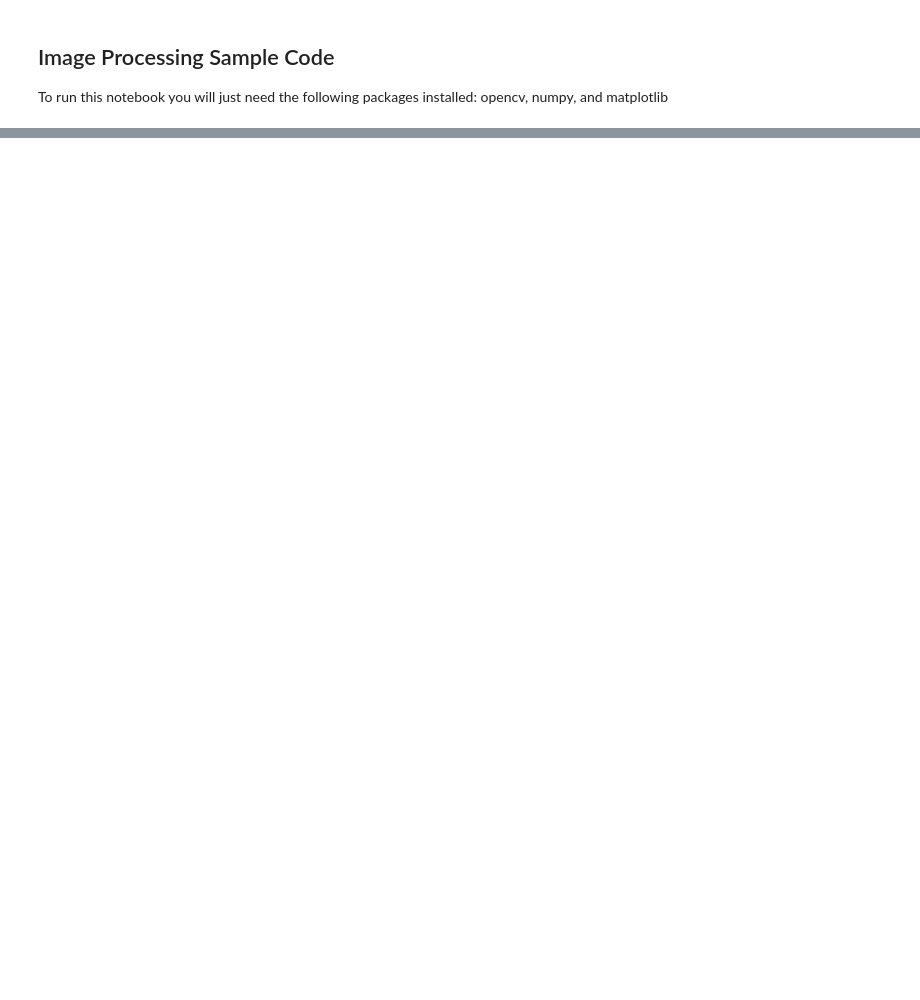
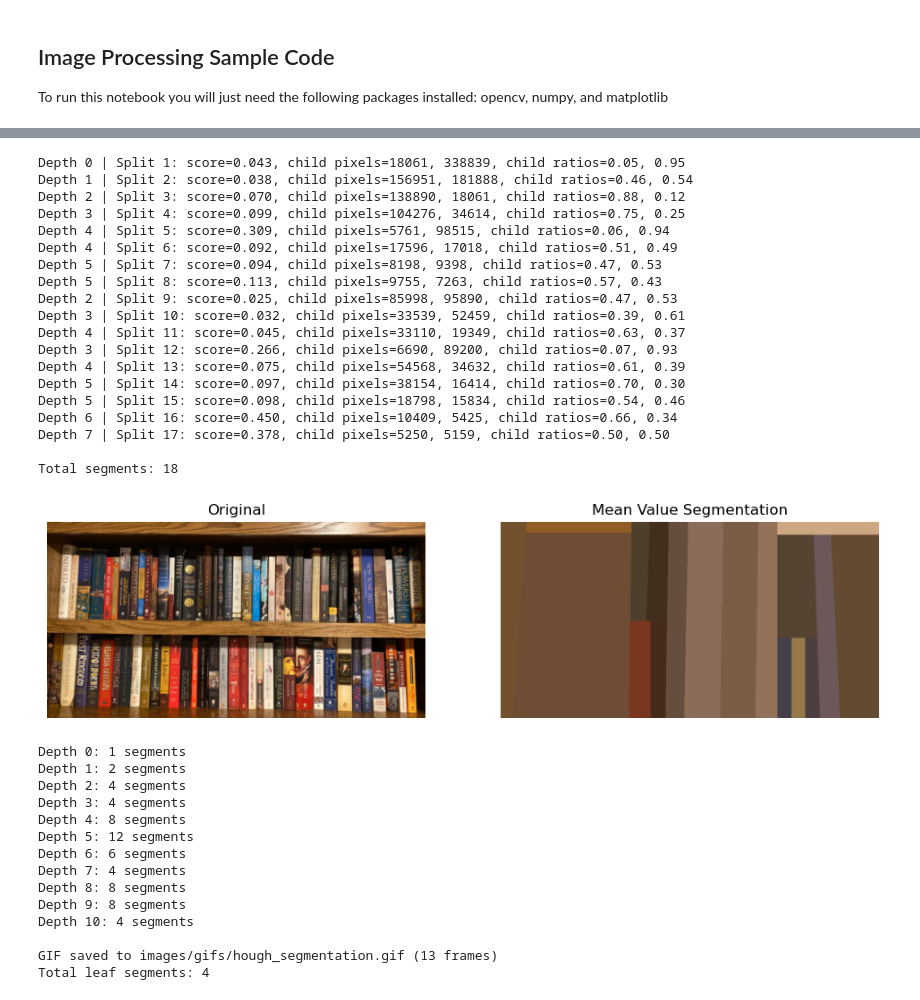
Before and after one commit to james-hughes1/rate-my-bookshelf-backend, a Jupyter notebook: image_processing.ipynb, the cells around one changed output, grey strips where cells are left out. Drawn from its saved outputs; the diff is of its cells as text; code cells hidden in the pictures; blank space fills up the shorter version.

```diff
--- a/image_processing.ipynb
+++ b/image_processing.ipynb
@@ -93,0 +89,69 @@ plt.show()
+# %%
+# Hough line segmentation with verbose output
+masks_hough = segment_hough(
+    image,
+    max_depth=10,
+    min_score=0.05,
+    verbose=True
+)
+
+# Create mean-value visualization (still image)
+mean_img_hough = create_mean_value_image(image, masks_hough)
+plt.figure(figsize=(12, 6))
+plt.subplot(1, 2, 1)
+plt.imshow(image)
+plt.title('Original')
+plt.axis('off')
+plt.subplot(1, 2, 2)
+plt.imshow(mean_img_hough)
+plt.title('Mean Value Segmentation')
+plt.axis('off')
+plt.show()
+
+masks_hough_gif = create_segmentation_gif(
+    image,
+    output_path='images/gifs/hough_segmentation.gif',
+    method='hough',
+    duration=300,
+    final_duration=2000,
+    boundary_color=(255, 165, 0),  # Green boundaries
+    thickness=2,
+    max_depth=10,
+    min_score=0.05,
+    verbose=True
+)
+# %% [output]
+Depth 0 | Split 1: score=0.043, child pixels=18061, 338839, child ratios=0.05, 0.95
+Depth 1 | Split 2: score=0.038, child pixels=156951, 181888, child ratios=0.46, 0.54
+Depth 2 | Split 3: score=0.070, child pixels=138890, 18061, child ratios=0.88, 0.12
+Depth 3 | Split 4: score=0.099, child pixels=104276, 34614, child ratios=0.75, 0.25
+Depth 4 | Split 5: score=0.309, child pixels=5761, 98515, child ratios=0.06, 0.94
+Depth 4 | Split 6: score=0.092, child pixels=17596, 17018, child ratios=0.51, 0.49
+Depth 5 | Split 7: score=0.094, child pixels=8198, 9398, child ratios=0.47, 0.53
+Depth 5 | Split 8: score=0.113, child pixels=9755, 7263, child ratios=0.57, 0.43
+Depth 2 | Split 9: score=0.025, child pixels=85998, 95890, child ratios=0.47, 0.53
+Depth 3 | Split 10: score=0.032, child pixels=33539, 52459, child ratios=0.39, 0.61
+Depth 4 | Split 11: score=0.045, child pixels=33110, 19349, child ratios=0.63, 0.37
+Depth 3 | Split 12: score=0.266, child pixels=6690, 89200, child ratios=0.07, 0.93
+Depth 4 | Split 13: score=0.075, child pixels=54568, 34632, child ratios=0.61, 0.39
+Depth 5 | Split 14: score=0.097, child pixels=38154, 16414, child ratios=0.70, 0.30
+Depth 5 | Split 15: score=0.098, child pixels=18798, 15834, child ratios=0.54, 0.46
+Depth 6 | Split 16: score=0.450, child pixels=10409, 5425, child ratios=0.66, 0.34
+Depth 7 | Split 17: score=0.378, child pixels=5250, 5159, child ratios=0.50, 0.50
+
+Total segments: 18
+[figure, added]
+Depth 0: 1 segments
+Depth 1: 2 segments
+Depth 2: 4 segments
+Depth 3: 4 segments
+Depth 4: 8 segments
+Depth 5: 12 segments
+Depth 6: 6 segments
+Depth 7: 4 segments
+Depth 8: 8 segments
+Depth 9: 8 segments
+Depth 10: 4 segments
+
+GIF saved to images/gifs/hough_segmentation.gif (13 frames)
+Total leaf segments: 4
```
Also changed, not shown: parts of 5 cells of this notebook, 1 other file.
